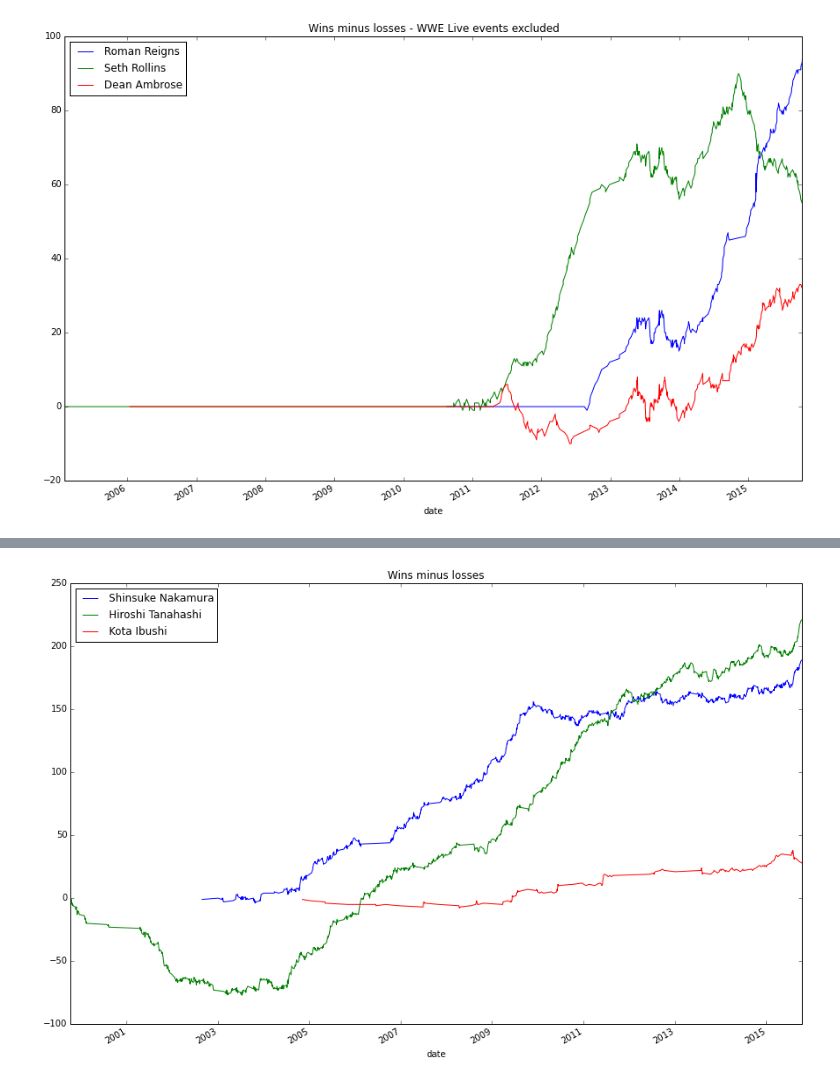
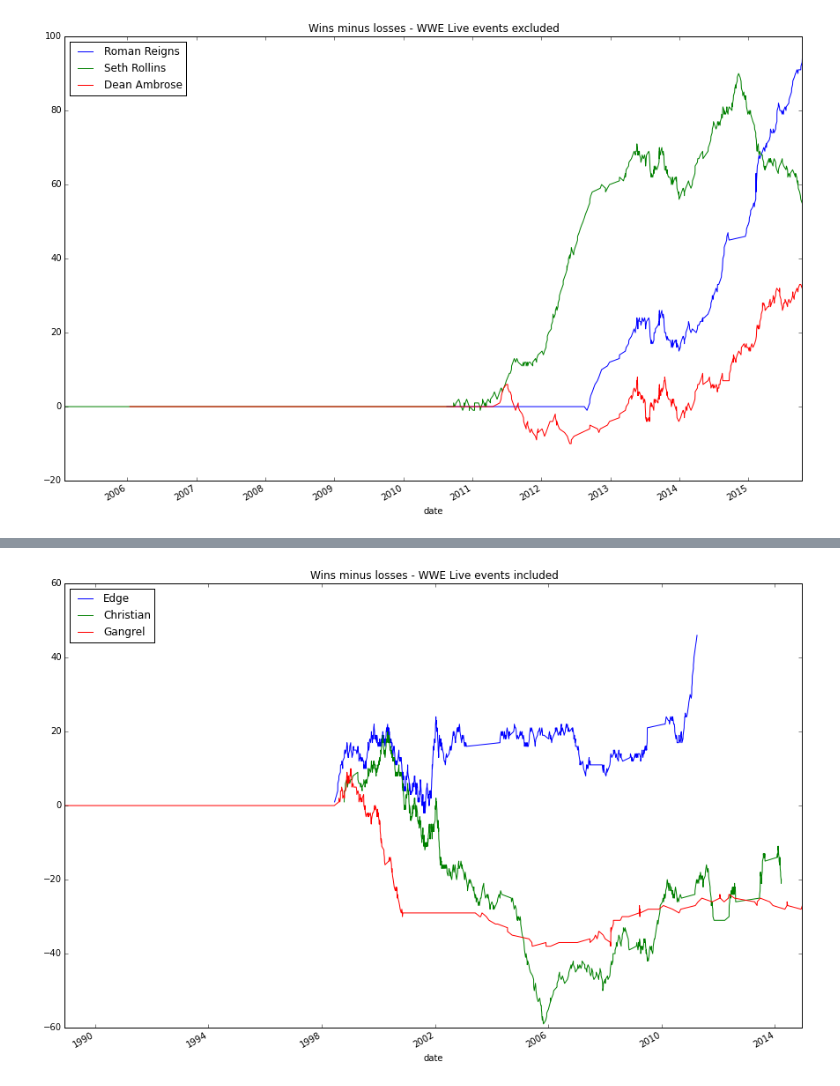
Before and after one commit to jmcdowall60/wrestlingwinloss, a Jupyter notebook: winloss.ipynb, the cells around one changed output, grey strips where cells are left out. Saved outputs shown, nothing was run; the diff lists cells and outputs as text; code cells hidden in the pictures.

```diff
--- a/winloss.ipynb
+++ b/winloss.ipynb
@@ -140,4 +114,4 @@ There's nothing stopping you from looking at wrestlers in other promotions. Keep
-# %%
-compare('Shinsuke Nakamura','Hiroshi Tanahashi','Kota Ibushi')
-# %% [output]
-[figure, removed]
+# %%
+plot_records('Edge','Christian','Gangrel')
+# %% [output]
+[figure, added]
```
Also changed, not shown: parts of 10 cells of this notebook.
